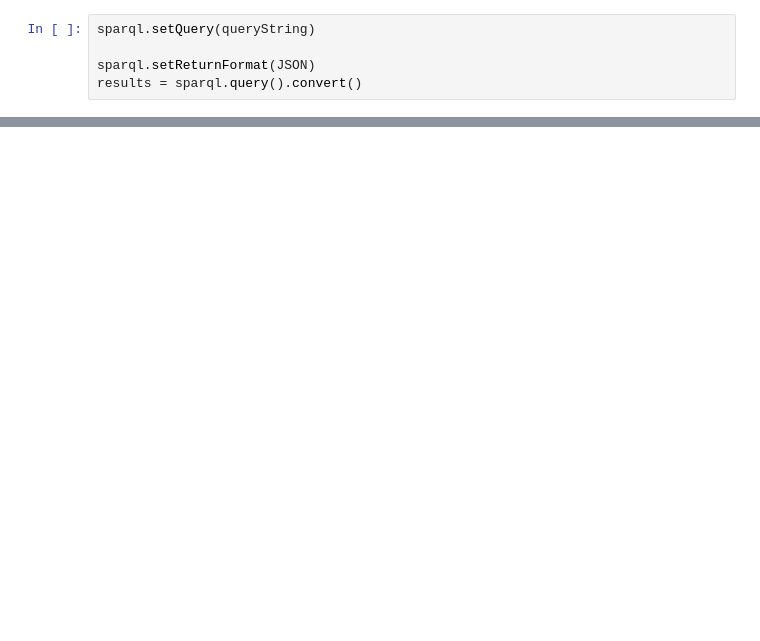
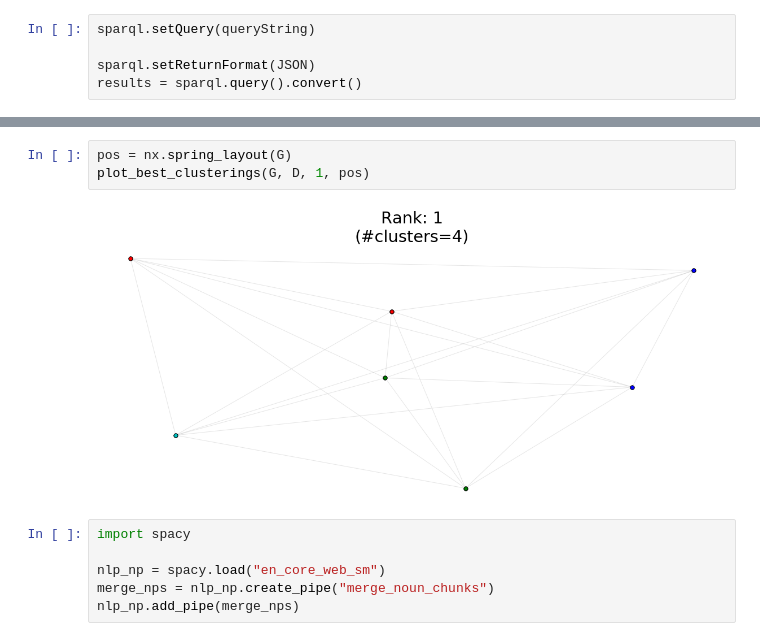
Before and after one commit to Open-MBEE/mms-autocref, a Jupyter notebook: mms-rdf.ipynb, the cells around one changed output, grey strips where cells are left out. Drawn from its saved outputs; the diff is of its cells as text; blank space fills up the shorter version.

```diff
--- a/mms-rdf.ipynb
+++ b/mms-rdf.ipynb
@@ -129,0 +206,11 @@ ___________
+# %%
+pos = nx.spring_layout(G)
+plot_best_clusterings(G, D, 1, pos)
+# %% [output]
+[figure, added]
+# %%
+import spacy
+
+nlp_np = spacy.load("en_core_web_sm")
+merge_nps = nlp_np.create_pipe("merge_noun_chunks")
+nlp_np.add_pipe(merge_nps)
```
Also changed, not shown: parts of 22 cells of this notebook, 4 other files.
